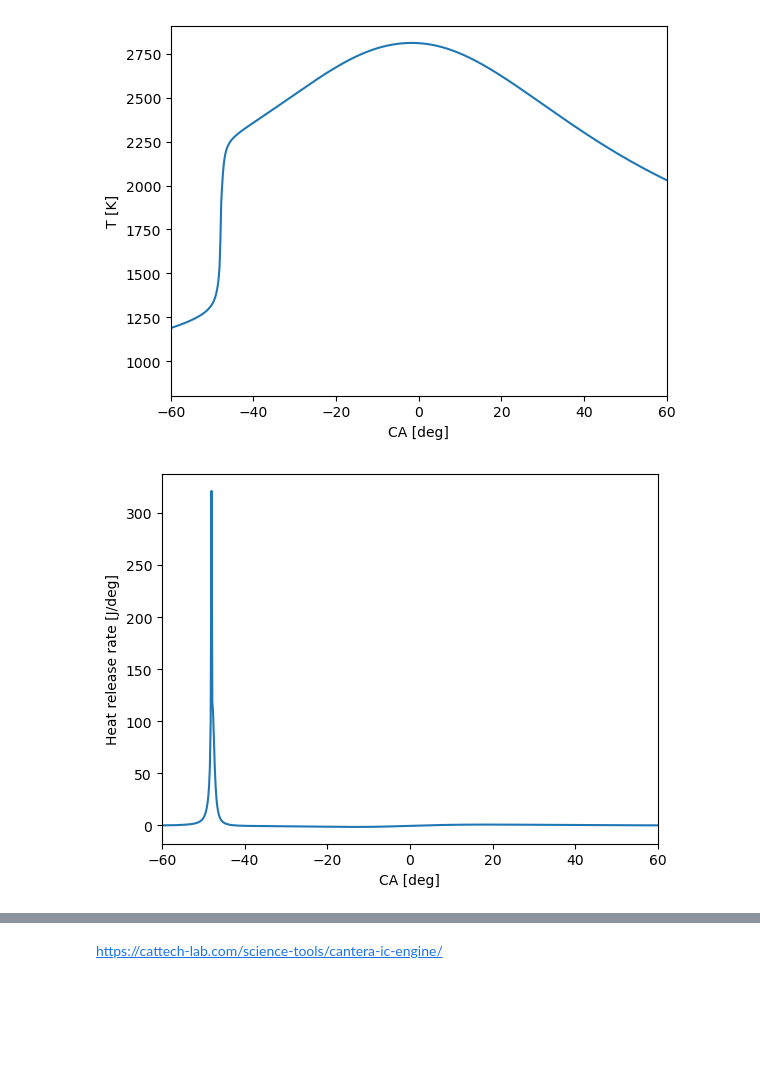
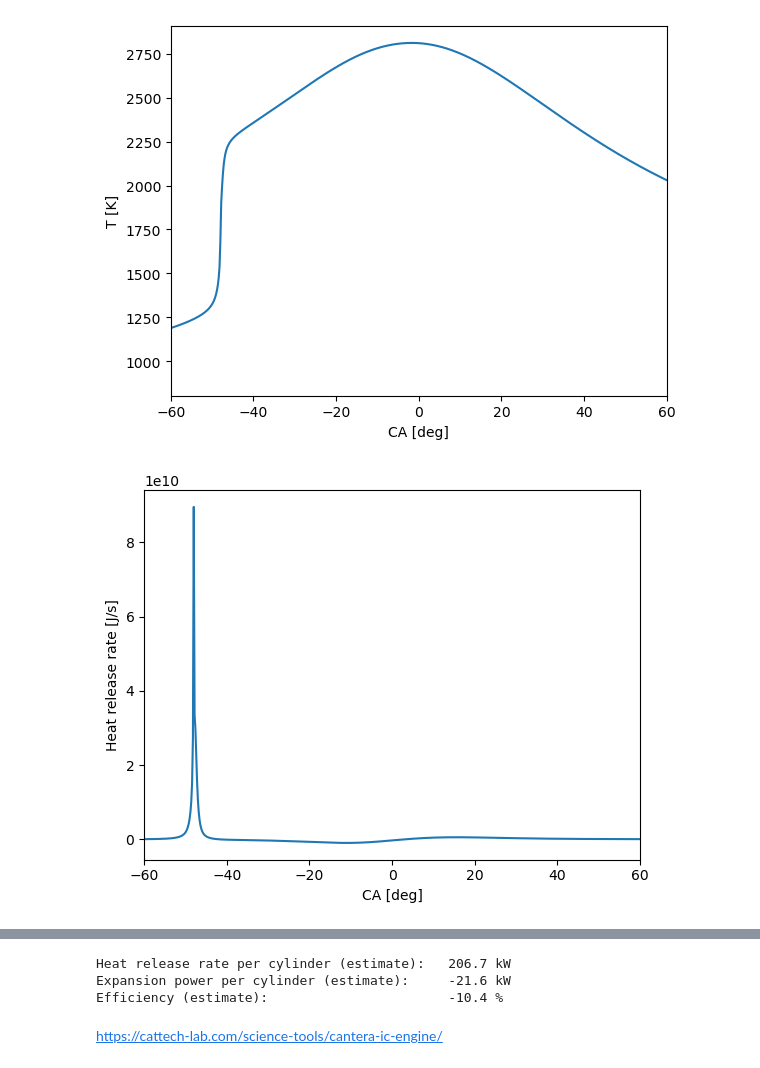
Before and after one commit to mgoureau/DP, a Jupyter notebook: ICU2.ipynb, the cells around one changed output, grey strips where cells are left out. Saved outputs shown, nothing was run; the diff lists cells and outputs as text; code cells hidden in the pictures; blank space fills up the shorter version.

```diff
--- a/ICU2.ipynb
+++ b/ICU2.ipynb
@@ -5,7 +5,7 @@ Simulation of a internal combustion engine.
 
 import cantera as ct
 import numpy as np
-import csv
+from scipy.integrate import trapz
 
 #------------------------------------------------------
 # Input Parameters
@@ -81,6 +81,7 @@ ttt = 0.0
 states = ct.SolutionArray(r.thermo)
 t = []
 heat_release_rate = []
+W = []
 
 # do simulation
 for t_i in np.arange(0, t_sim, t_step):
@@ -95,7 +96,11 @@ for t_i in np.arange(0, t_sim, t_step):
 
         hr = -r.volume * ct.gas_constant * r.T * np.sum(gas.standard_enthalpies_RT * r.thermo.net_production_rates, 0)
         hr = hr * t_step / ca_step
-        heat_release_rate.append(hr)
+        hrr = gas.heat_release_rate
+        heat_release_rate.append(hrr)
+        travail = piston.area * gas.P * piston_speed(t_i)
+        W.append(travail)
+
 
         ttt += t_out
 
@@ -103,32 +108,41 @@ for t_i in np.arange(0, t_sim, t_step):
 # Plot Results in matplotlib
 import matplotlib.pyplot as plt
 
 # pressure
 fig1 = plt.figure()
 ax1 = fig1.add_subplot()
 ax1.plot(t, states.P / 1.0e5)
 ax1.set_ylabel('P [bar]')
 ax1.set_xlabel('CA [deg]')
 ax1.set_xlim(-60, 60)
 
 # temperature
 fig2 = plt.figure()
 ax2 = fig2.add_subplot()
 ax2.plot(t, states.T)
 ax2.set_ylabel('T [K]')
 ax2.set_xlabel('CA [deg]')
 ax2.set_xlim(-60, 60)
 
 # heat release rate
 fig3 = plt.figure()
 ax3 = fig3.add_subplot()
 ax3.plot(t, heat_release_rate)
-ax3.set_ylabel('Heat release rate [J/deg]')
+ax3.set_ylabel('Heat release rate [J/s]')
 ax3.set_xlabel('CA [deg]')
 ax3.set_xlim(-60, 60)
 
 plt.show()
+
+fig4 = plt.figure()
+ax4 = fig4.add_subplot()
+ax4.plot(t, W)
+ax4.set_ylabel('Travail [J]')
+ax4.set_xlabel('CA [deg]')
+ax4.set_xlim(-60, 60)
+
+plt.show()
 # %% [output]
 [figure]
 [figure]
-[figure, old version]
+[figure, new version]
@@ -135,2 +150,19 @@ plt.show()
+# %%
+# heat release
+Q = trapz(np.array(heat_release_rate) * r.volume, t)
+output_str = '{:45s}{:>4.1f} {}'
+print(output_str.format('Heat release rate per cylinder (estimate):', Q / t[-1] / 1000., 'kW'))
+
+# expansion power
+W = trapz(np.array(W), t)
+print(output_str.format('Expansion power per cylinder (estimate):', W / t[-1] / 1000., 'kW'))
+
+# efficiency
+eta = W / Q
+print(output_str.format('Efficiency (estimate):', eta * 100., '%'))
+# %% [output]
+Heat release rate per cylinder (estimate):   206.7 kW
+Expansion power per cylinder (estimate):     -21.6 kW
+Efficiency (estimate):                       -10.4 %
 # %% [markdown]
 https://cattech-lab.com/science-tools/cantera-ic-engine/
```
Also changed, not shown: parts of 1 cell of this notebook, 2 other files.
